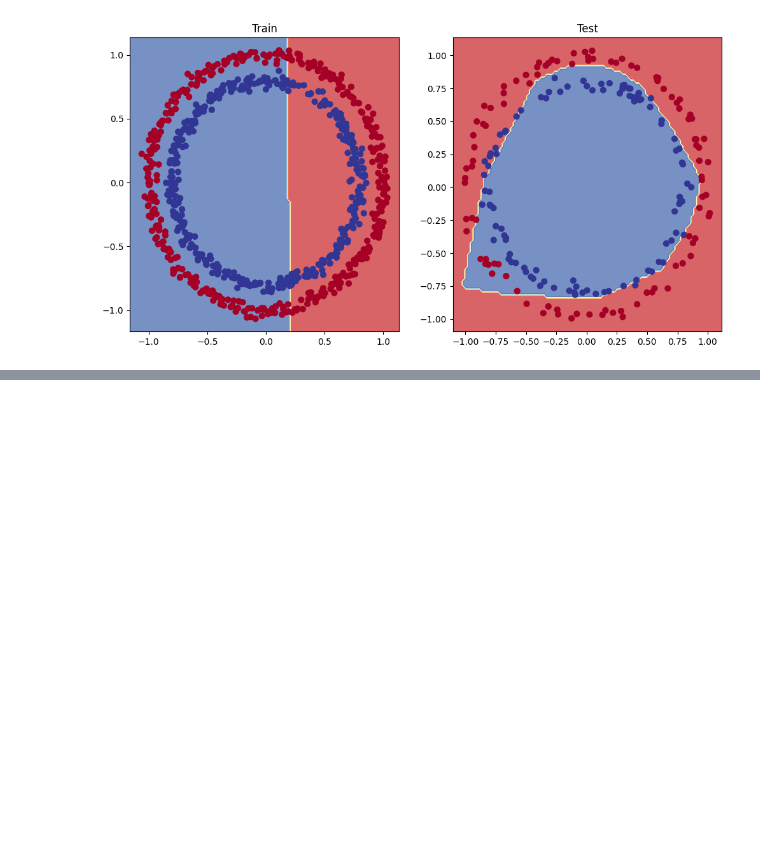
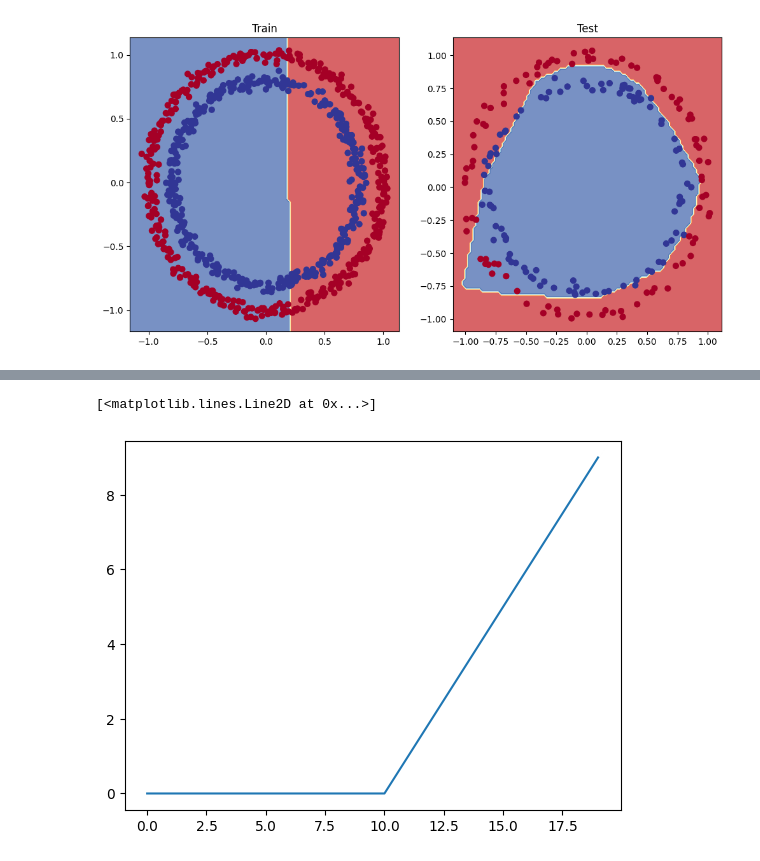
Before and after one commit to danhergir/neuralnet-, a Jupyter notebook: pytorch_neural_network_classification.ipynb, the cells around one changed output, grey strips where cells are left out. Drawn from its saved outputs; the diff is of its cells as text; code cells hidden in the pictures; blank space fills up the shorter version.

```diff
--- a/pytorch_neural_network_classification.ipynb
+++ b/pytorch_neural_network_classification.ipynb
@@ -895,0 +922,5 @@ plot_decision_boundary(model_3, X_test, y_test) # model_3 = has non-linearity
+# %%
+plt.plot(relu(A))
+# %% [output]
+[<matplotlib.lines.Line2D at 0x...>]
+[figure, added]
```
Also changed, not shown: parts of 7 cells of this notebook.
